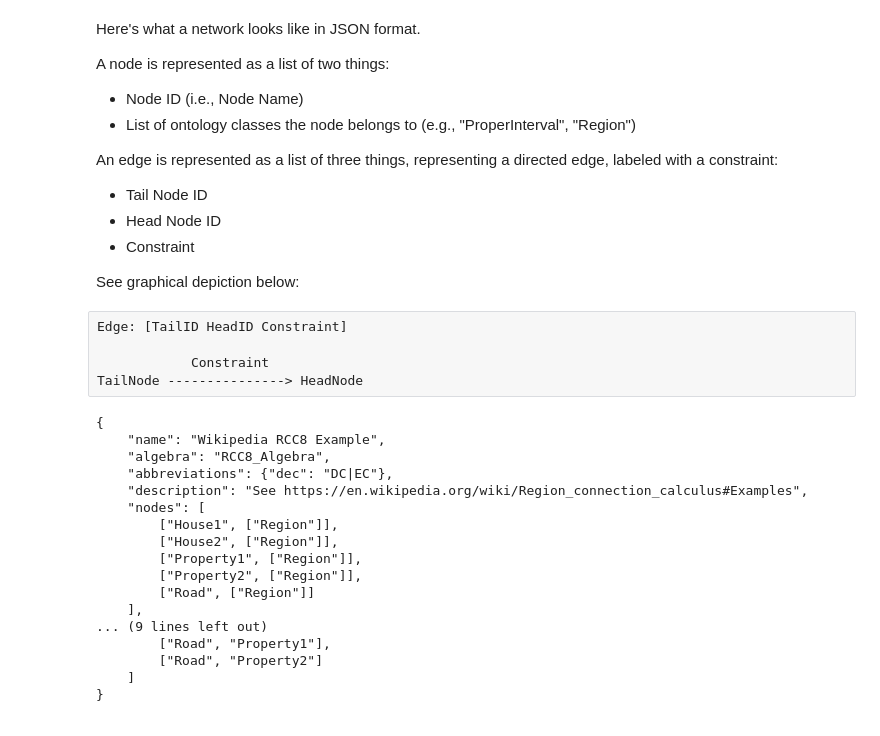
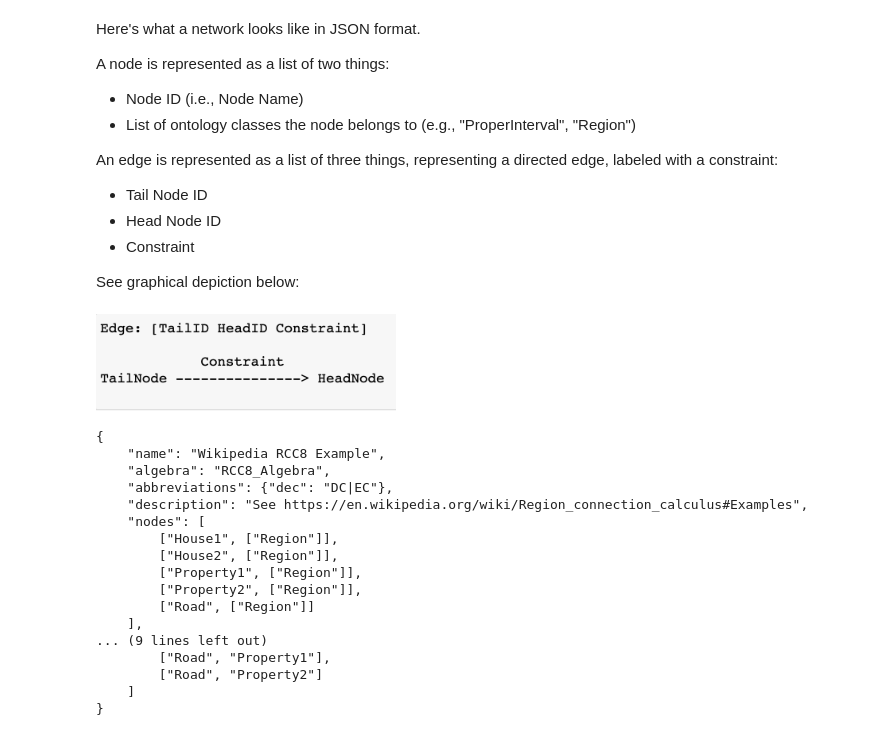
Before and after one commit to alreich/qualreas, a Jupyter notebook: Notebooks/networks_101.ipynb, the cells around one changed output. Saved outputs shown, nothing was run; the diff lists cells and outputs as text; code cells hidden in the pictures.

```diff
--- a/Notebooks/networks_101.ipynb
+++ b/Notebooks/networks_101.ipynb
@@ -49,11 +50,10 @@ An edge is represented as a list of three things, representing a directed edge,
 * Constraint
 
 See graphical depiction below:
-# %% [raw]
-Edge: [TailID HeadID Constraint]
-
-            Constraint
-TailNode ---------------> HeadNode
+# %%
+Image("Images/Edge_Notation_Meaning.png", width=300, height=100)
+# %% [output]
+[figure, added]
 # %%
 !cat {rcc8_file}
 # %% [output]
```
Also changed, not shown: parts of 20 cells of this notebook, 3 other files.
